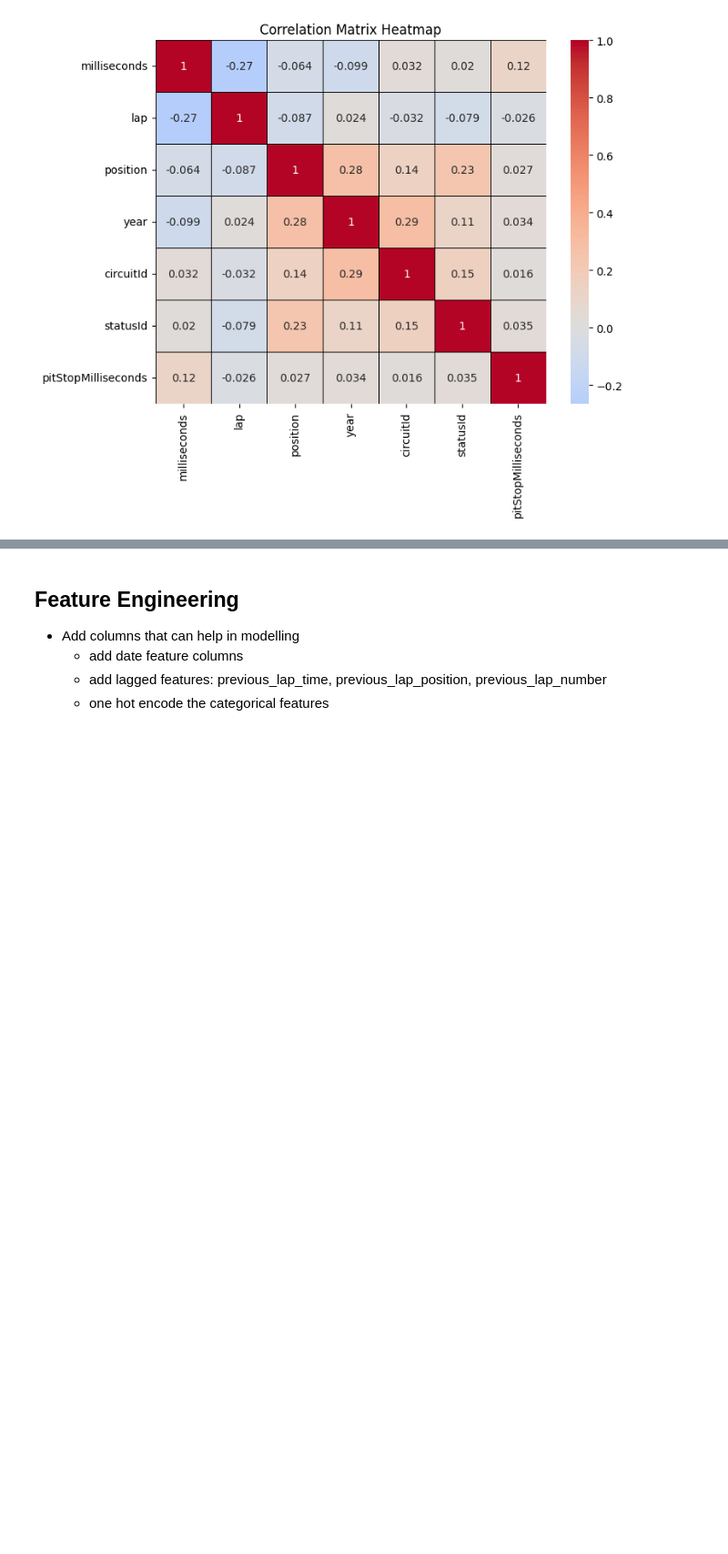
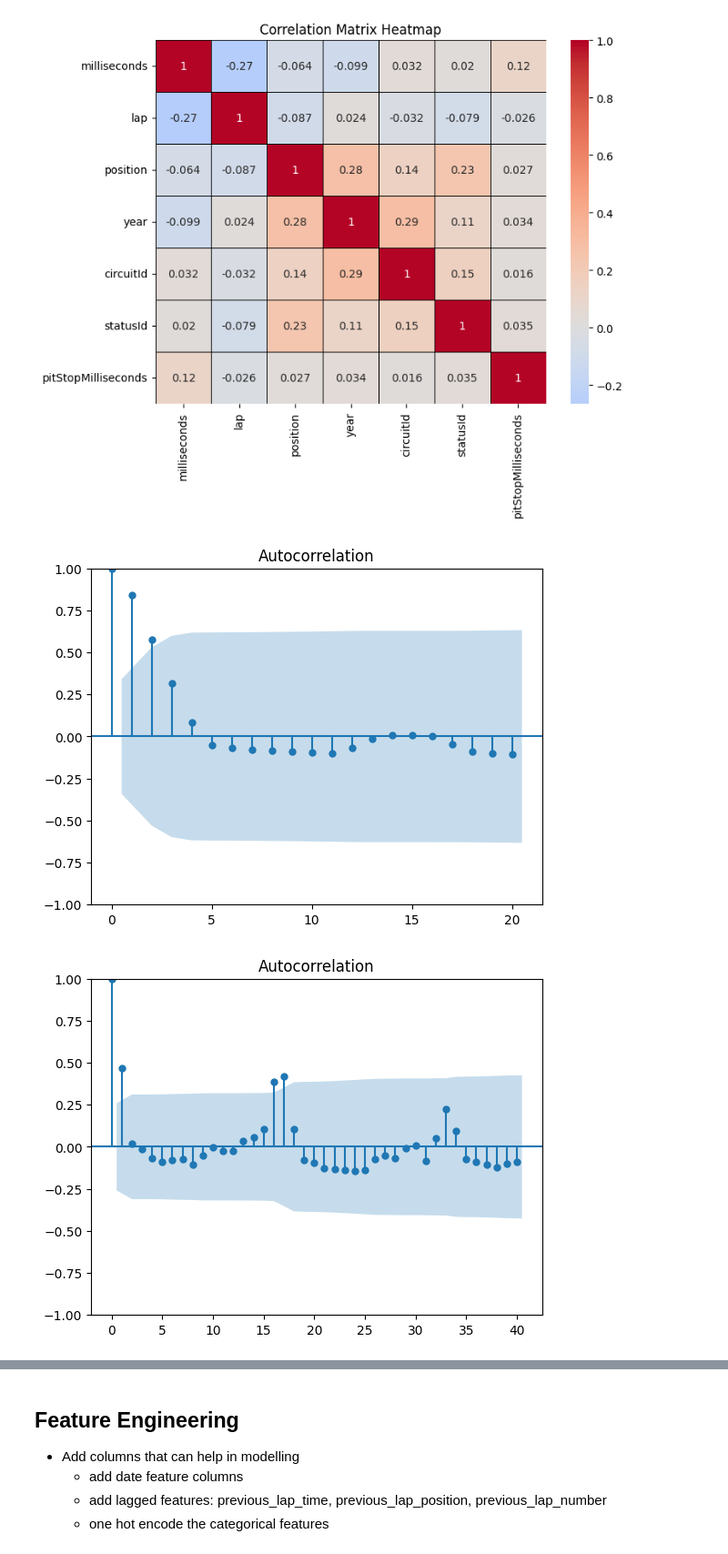
Before and after one commit to varunp04/predict-formula, a Jupyter notebook: src/model_training/master_pipeline_notebook.ipynb, the cells around one changed output, grey strips where cells are left out. Shown at 91% size. Drawn from its saved outputs; the diff is of its cells as text; code cells hidden in the pictures; blank space fills up the shorter version.

```diff
--- a/src/model_training/master_pipeline_notebook.ipynb
+++ b/src/model_training/master_pipeline_notebook.ipynb
@@ -289,3 +344,13 @@ plt.title("Correlation Matrix Heatmap")
 plt.show()
 # %% [output]
 [figure]
+# %%
+lap_times_race_848 = master_lap_time_data[master_lap_time_data["raceId"] == 848]
+
+lap_times_race_867 = master_lap_time_data[master_lap_time_data["raceId"] == 867]
+
+plot_acf(lap_times_race_848["milliseconds"], lags=40)
+plot_acf(lap_times_race_867["milliseconds"], lags=20)
+# %% [output]
+[figure, added]
+[figure, added]
```
Also changed, not shown: parts of 34 cells of this notebook, 9 other files.
